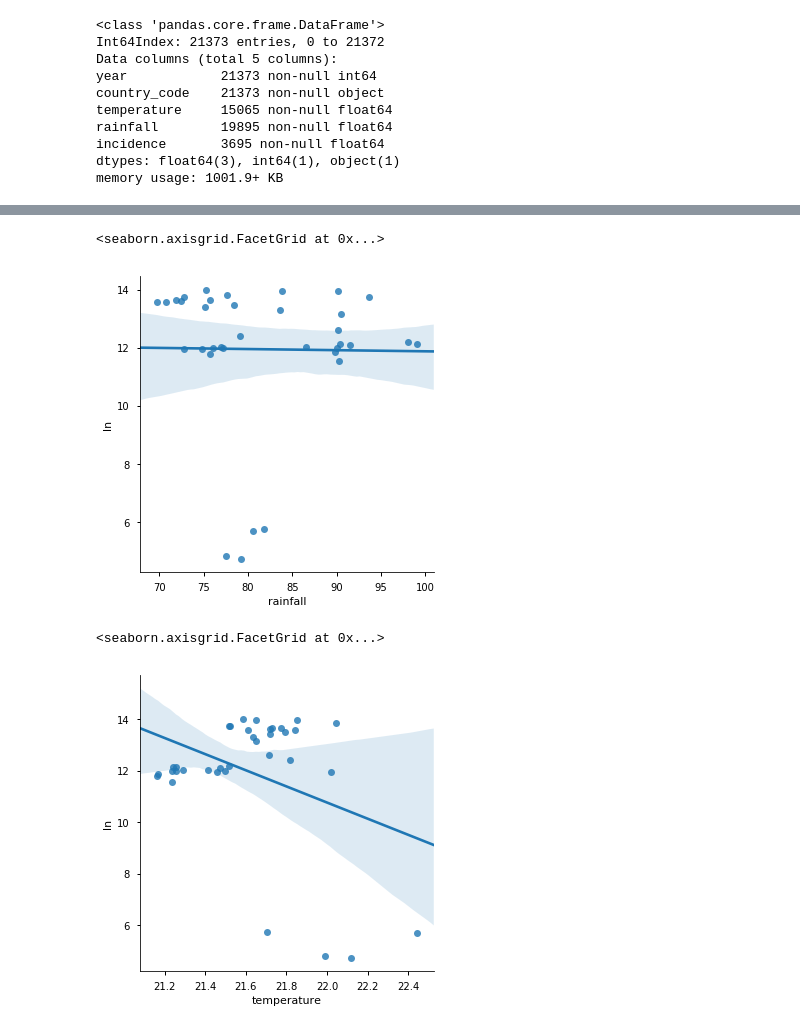
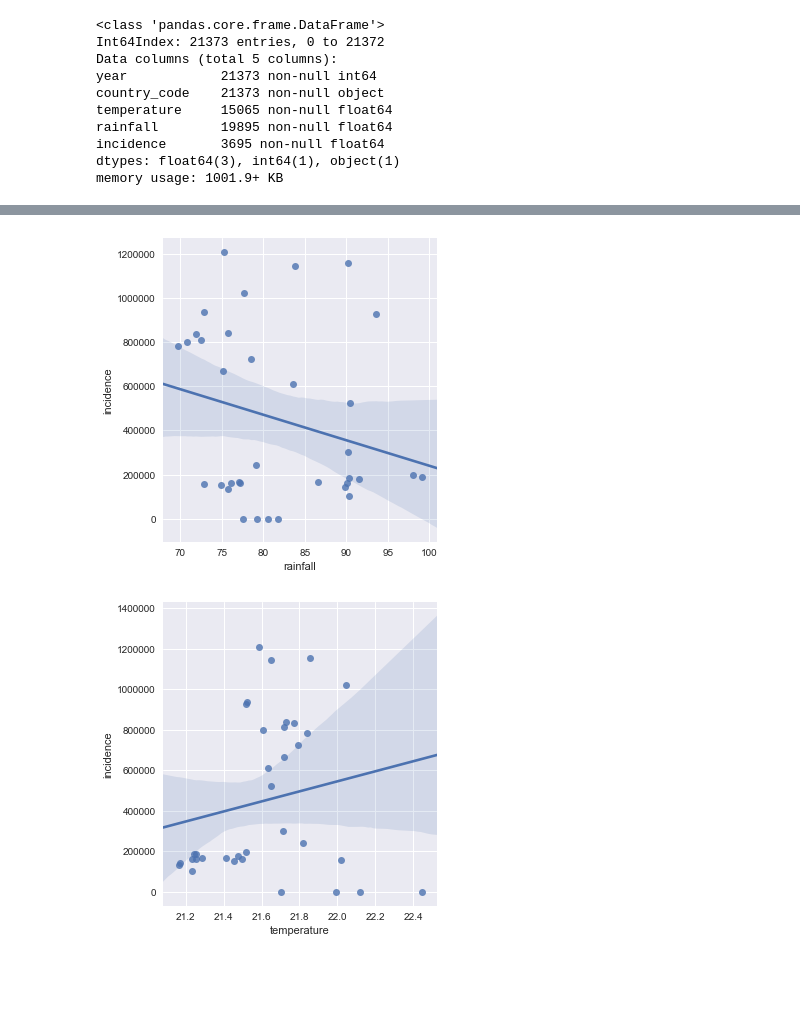
Before and after one commit to jzallen07/Springboard-Capstone-1-Tracking-Malaria, a Jupyter notebook: Capstone 1.ipynb, the cells around one changed output, grey strips where cells are left out. Cells and saved outputs as stored; diff of their text form; code cells hidden in the pictures; blank space fills up the shorter version.

```diff
--- a/Capstone 1.ipynb
+++ b/Capstone 1.ipynb
@@ -5,6 +5,7 @@ import numpy as np
 import matplotlib.pyplot as plt
 import seaborn as sns
 sns.set()
+sns.set_context('notebook')
 import scipy.stats as stats
 from functools import reduce
 %matplotlib inline
@@ -687,2 +720,2 @@ df_TRI = df_TRI[(df_TRI['incidence'] > 0)]
 # %%
-df_TRI['ln'] = np.log(df_TRI['incidence'])
+df_TRI = df_TRI[(df_TRI['incidence'] > 0)]
@@ -739,14 +782,12 @@ NameError: name 'df_working' is not defined
 # %%
-df_AGO = df_working[(df_working['country_code'] == 'AGO')]
+df_AGO = df_TRI[(df_TRI['country_code'] == 'AGO')]
 df_AGO.head()
-sns.lmplot(x="rainfall", y="ln", data=df_AGO)
+sns.lmplot(x="rainfall", y="incidence", data=df_AGO);
 # %% [output]
-<seaborn.axisgrid.FacetGrid at 0x...>
-[figure, old version]
+[figure, new version]
 # %%
-df_AGO = df_working[(df_working['country_code'] == 'AGO')]
+df_AGO = df_TRI[(df_TRI['country_code'] == 'AGO')]
 df_AGO.head()
-sns.lmplot(x="temperature", y="ln", data=df_AGO)
+sns.lmplot(x="temperature", y="incidence", data=df_AGO);
 # %% [output]
-<seaborn.axisgrid.FacetGrid at 0x...>
-[figure, old version]
+[figure, new version]
```
Also changed, not shown: parts of 22 cells of this notebook.
